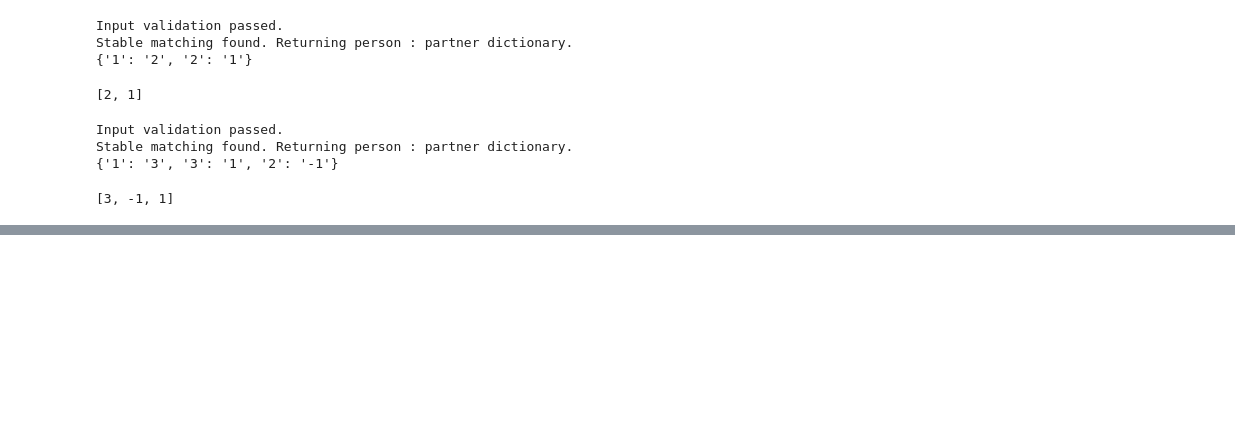
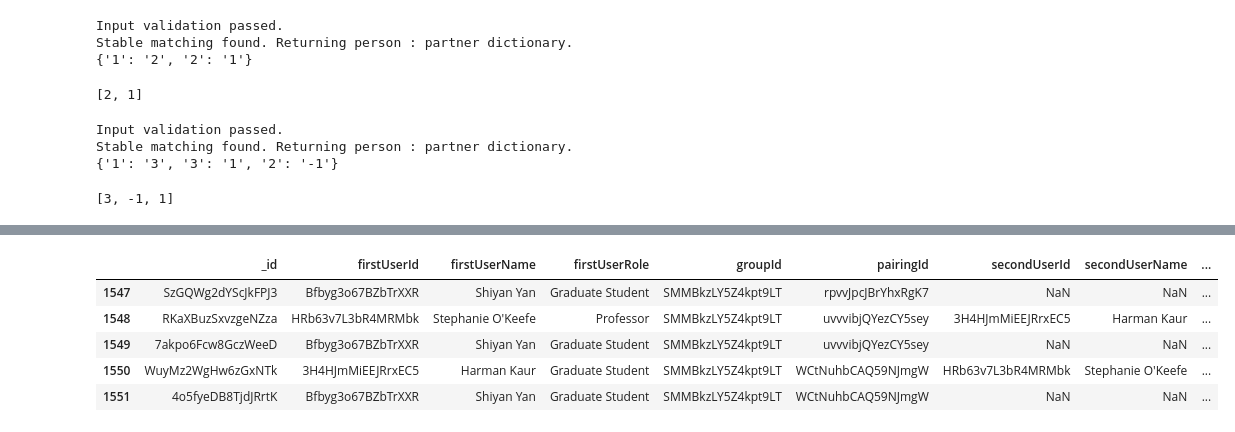
Before and after one commit to melissachen2000/pair-research-matching-alg, a Jupyter notebook: stable-matching/StableRoommatesMatching.ipynb, the cells around one changed output, grey strips where cells are left out. Drawn from its saved outputs; the diff is of its cells as text; code cells hidden in the pictures; blank space fills up the shorter version.

```diff
--- a/stable-matching/StableRoommatesMatching.ipynb
+++ b/stable-matching/StableRoommatesMatching.ipynb
@@ -736,0 +816,10 @@ Stable matching found. Returning person : partner dictionary.
+# %%
+pairs_history = pd.DataFrame(list(db.pairs_history.find()))
+pairs_history[pairs_history['groupId'] == 'SMMBkzLY5Z4kpt9LT'].head()
+# %% [output]
+|  | _id | firstUserId | firstUserName | firstUserRole | groupId | pairingId | secondUserId | secondUserName | ... |
+| 1547 | SzGQWg2dYScJkFPJ3 | Bfbyg3o67BZbTrXXR | Shiyan Yan | Graduate Student | SMMBkzLY5Z4kpt9LT | rpvvJpcJBrYhxRgK7 | NaN | NaN | ... |
+| 1548 | RKaXBuzSxvzgeNZza | HRb63v7L3bR4MRMbk | Stephanie O'Keefe | Professor | SMMBkzLY5Z4kpt9LT | uvvvibjQYezCY5sey | 3H4HJmMiEEJRrxEC5 | Harman Kaur | ... |
+| 1549 | 7akpo6Fcw8GczWeeD | Bfbyg3o67BZbTrXXR | Shiyan Yan | Graduate Student | SMMBkzLY5Z4kpt9LT | uvvvibjQYezCY5sey | NaN | NaN | ... |
+| 1550 | WuyMz2WgHw6zGxNTk | 3H4HJmMiEEJRrxEC5 | Harman Kaur | Graduate Student | SMMBkzLY5Z4kpt9LT | WCtNuhbCAQ59NJmgW | HRb63v7L3bR4MRMbk | Stephanie O'Keefe | ... |
+| 1551 | 4o5fyeDB8TjdJRrtK | Bfbyg3o67BZbTrXXR | Shiyan Yan | Graduate Student | SMMBkzLY5Z4kpt9LT | WCtNuhbCAQ59NJmgW | NaN | NaN | ... |
```
Also changed, not shown: parts of 13 cells of this notebook.
